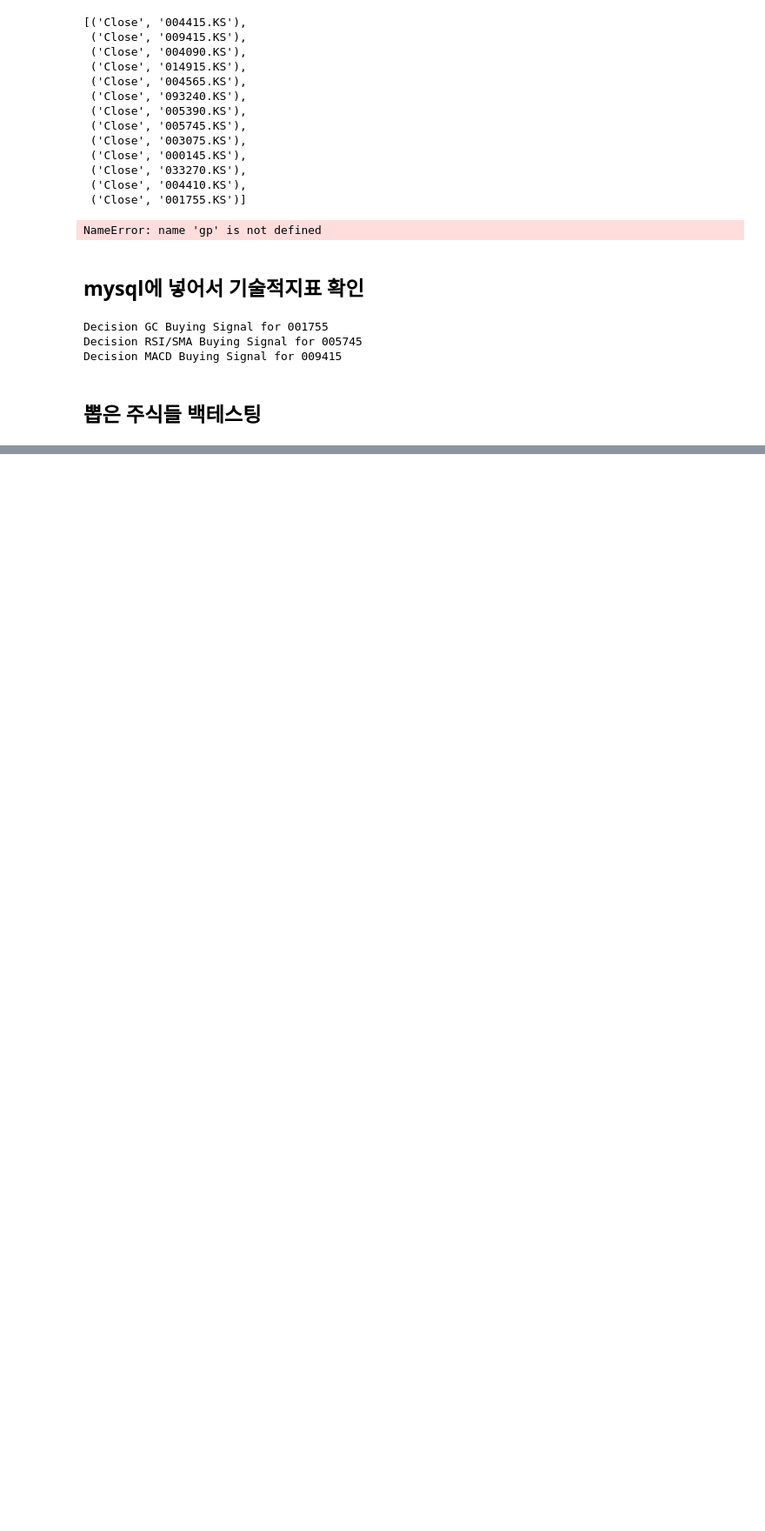
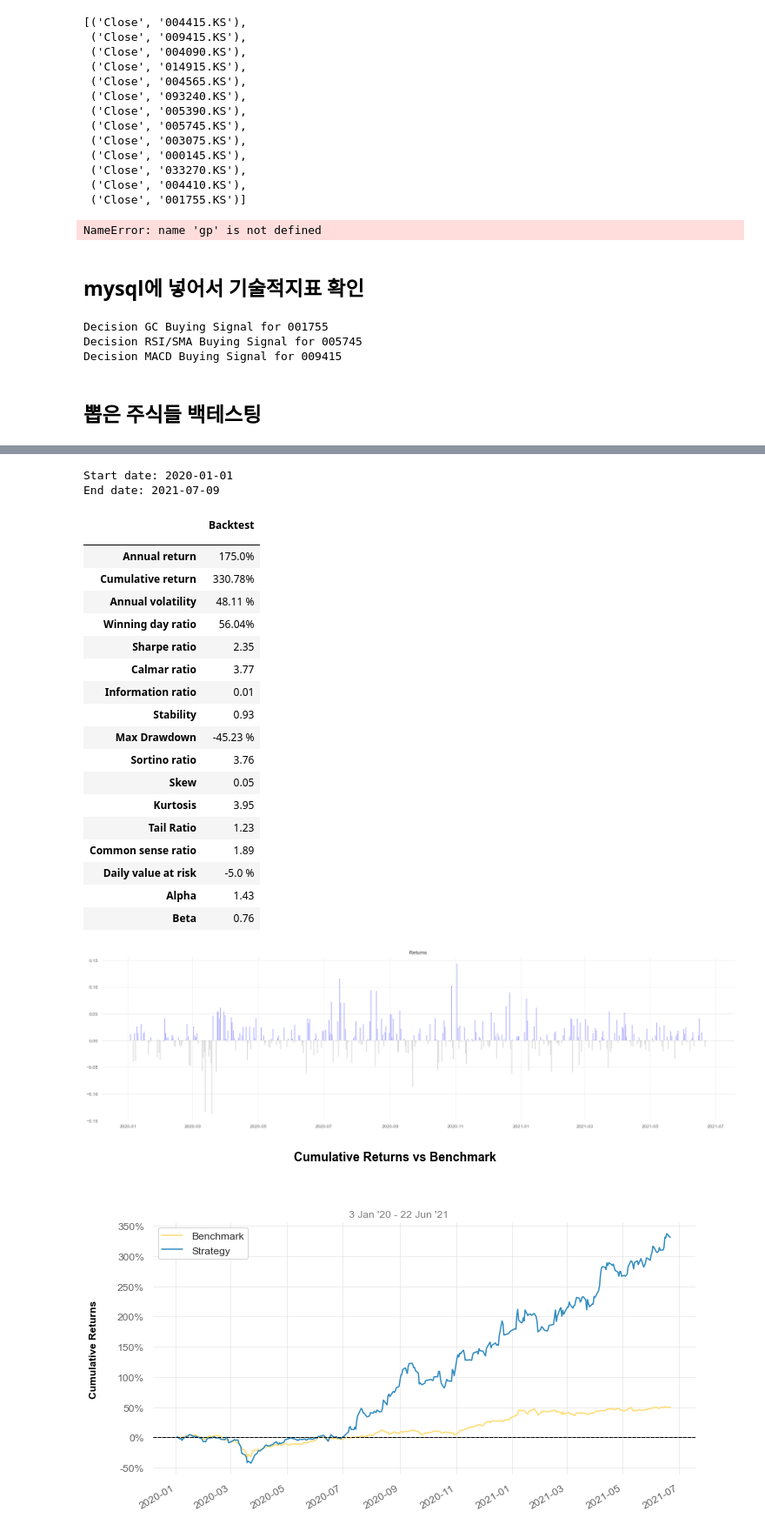
Before and after one commit to taeyoung94/Trading_Strategy, a Jupyter notebook: Fundamental_Analysis.ipynb, the cells around one changed output, grey strips where cells are left out. Shown at 87% size. Saved outputs shown, nothing was run; the diff lists cells and outputs as text; code cells hidden in the pictures; blank space fills up the shorter version.

```diff
--- a/Fundamental_Analysis.ipynb
+++ b/Fundamental_Analysis.ipynb
@@ -699,0 +733,9 @@ KeyboardInterrupt:
+# %%
+D = Engine(
+start_date = '2020-01-01',
+portfolio = ['009415.KS', '004090.KS', '014915.KS', '004565.KS', '093240.KS', '005390.KS',
+      '005745.KS', '003075.KS', '000145.KS', '033270.KS', '004410.KS', '001755.KS'],
+benchmark = ['^KS11'],
+optimizer = 'EF',
+rebalance = 'monthly'
+)
@@ -699,0 +744,26 @@ KeyboardInterrupt:
+# %%
+empyrial(D)
+# %% [output]
+Start date: 2020-01-01
+End date: 2021-07-09
+|  | Backtest |
+|  |  |
+| Annual return | 175.0% |
+| Cumulative return | 330.78% |
+| Annual volatility | 48.11 % |
+| Winning day ratio | 56.04% |
+| Sharpe ratio | 2.35 |
+| Calmar ratio | 3.77 |
+| Information ratio | 0.01 |
+| Stability | 0.93 |
+| Max Drawdown | -45.23 % |
+| Sortino ratio | 3.76 |
+| Skew | 0.05 |
+| Kurtosis | 3.95 |
+| Tail Ratio | 1.23 |
+| Common sense ratio | 1.89 |
+| Daily value at risk | -5.0 % |
+| Alpha | 1.43 |
+| Beta | 0.76 |
+[figure, added]
+[figure, added]
```
Also changed, not shown: parts of 22 cells of this notebook.
